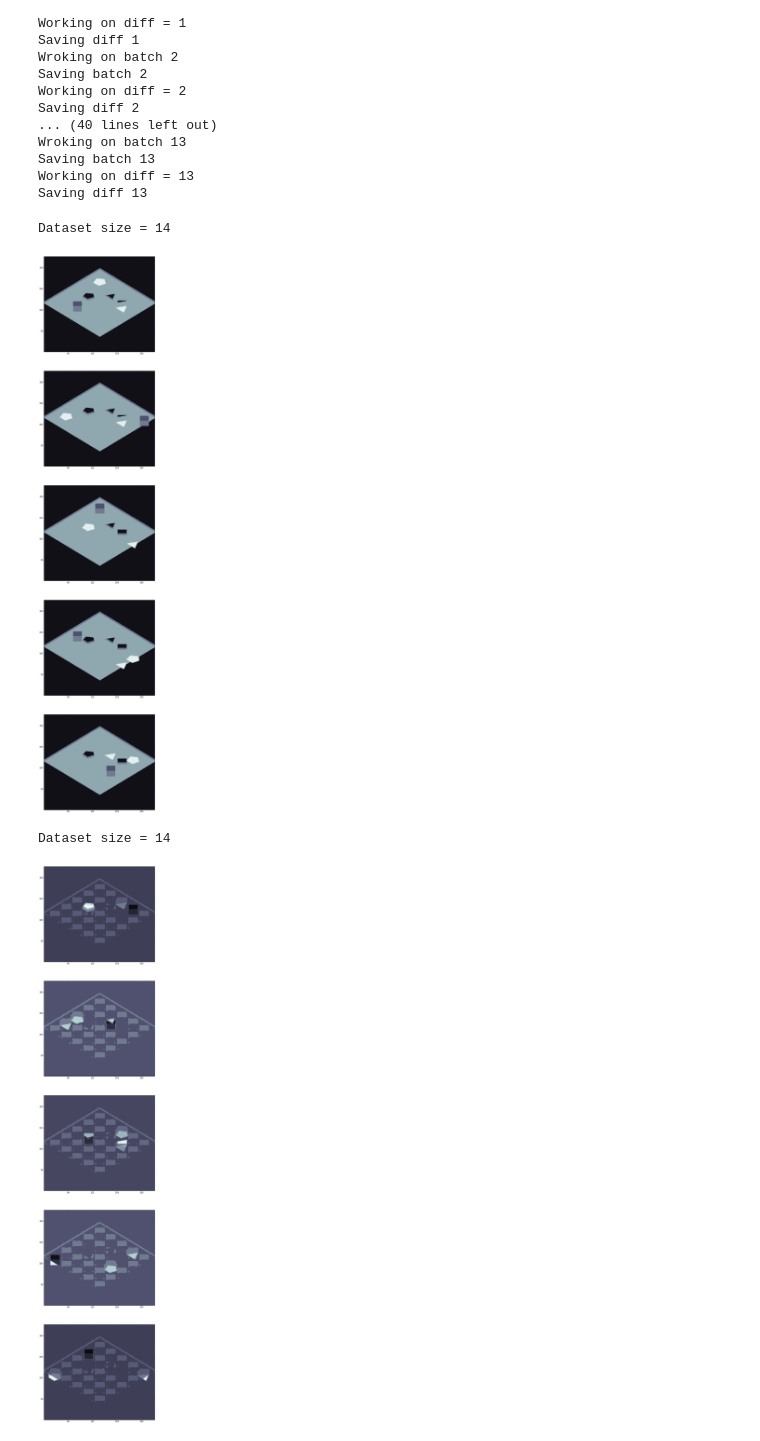
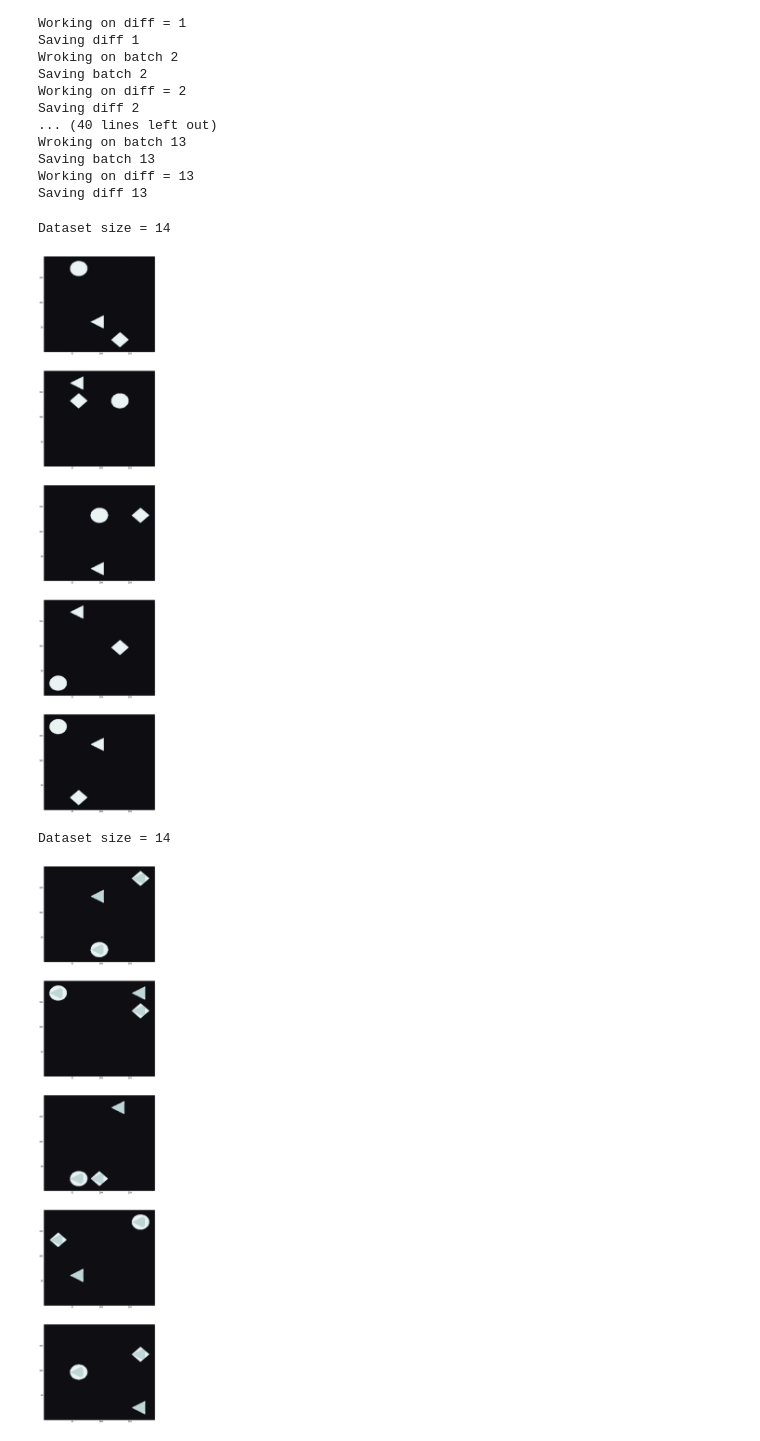
Before and after one commit to MatteoRagni/cae, a Jupyter notebook: DataPreparation.ipynb, the cells around one changed output. Drawn from its saved outputs; the diff is of its cells as text; code cells hidden in the pictures.

```diff
--- a/DataPreparation.ipynb
+++ b/DataPreparation.ipynb
@@ -154,7 +154,7 @@ COMPLETED
 # %%
 # dataHandler.testDirFiles(5)
 # %%
-def test_images(pick = "./dataset/data.pickle", no = 5, vert=3, size=(20,20)):
+def test_images(pick = "./dataset/data3.pickle", no = 5, vert=3, size=(20,20)):
     with open(pick, "rb") as f:
         datasets = pickle.load(f)
         print("Dataset size = %d" % datasets)
@@ -164,7 +164,7 @@ def test_images(pick = "./dataset/data.pickle", no = 5, vert=3, size=(20,20)):
         for k, i in enumerate(samples):
             for j in range(0, vert):
                 plt.subplot(no, vert, (vert*k) + j +1)
-                plt.contourf(np.array(range(1,228)), np.array(range(1,228)), first[i,:,:,j], cmap=plt.cm.bone)
+                plt.contourf(np.array(range(1,194)), np.array(range(1,194)), first[i,:,:,j], cmap=plt.cm.bone)
 # %%
 test_images()
 # %% [output]
@@ -371,12 +371,12 @@ Saving batch 13
 Working on diff = 13
 Saving diff 13
 # %%
-test_images(os.path.join(os.getcwd(), 'dataset/data_int.pickle'), vert=1, size=(10,50))
+test_images(os.path.join(os.getcwd(), 'dataset/data3_int.pickle'), vert=1, size=(10,50))
 # %% [output]
 Dataset size = 14
-[figure, old version]
+[figure, new version]
 # %%
-test_images(os.path.join(os.getcwd(), 'dataset/data_diff.pickle'), vert=1, size=(10,50))
+test_images(os.path.join(os.getcwd(), 'dataset/data3_diff.pickle'), vert=1, size=(10,50))
 # %% [output]
 Dataset size = 14
-[figure, old version]
+[figure, new version]
```
Also changed, not shown: parts of 7 cells of this notebook, 2 other files.
